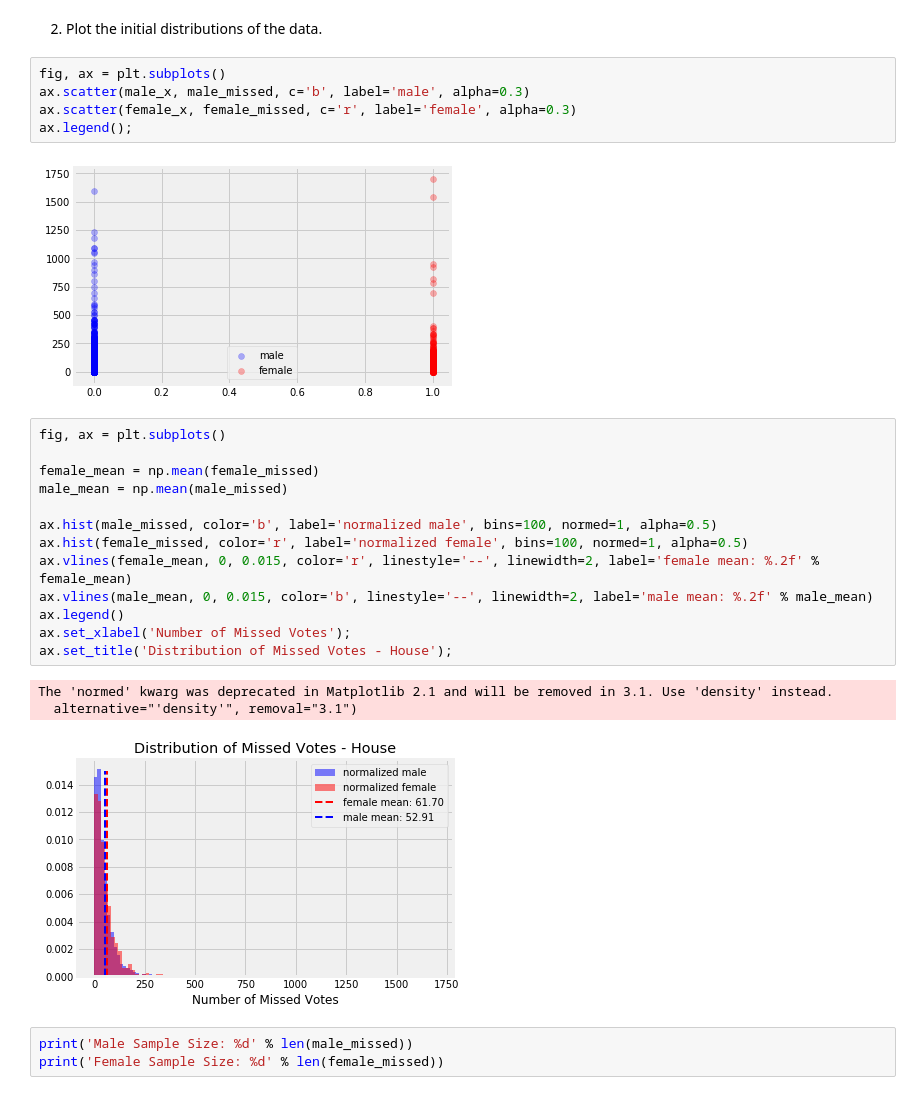
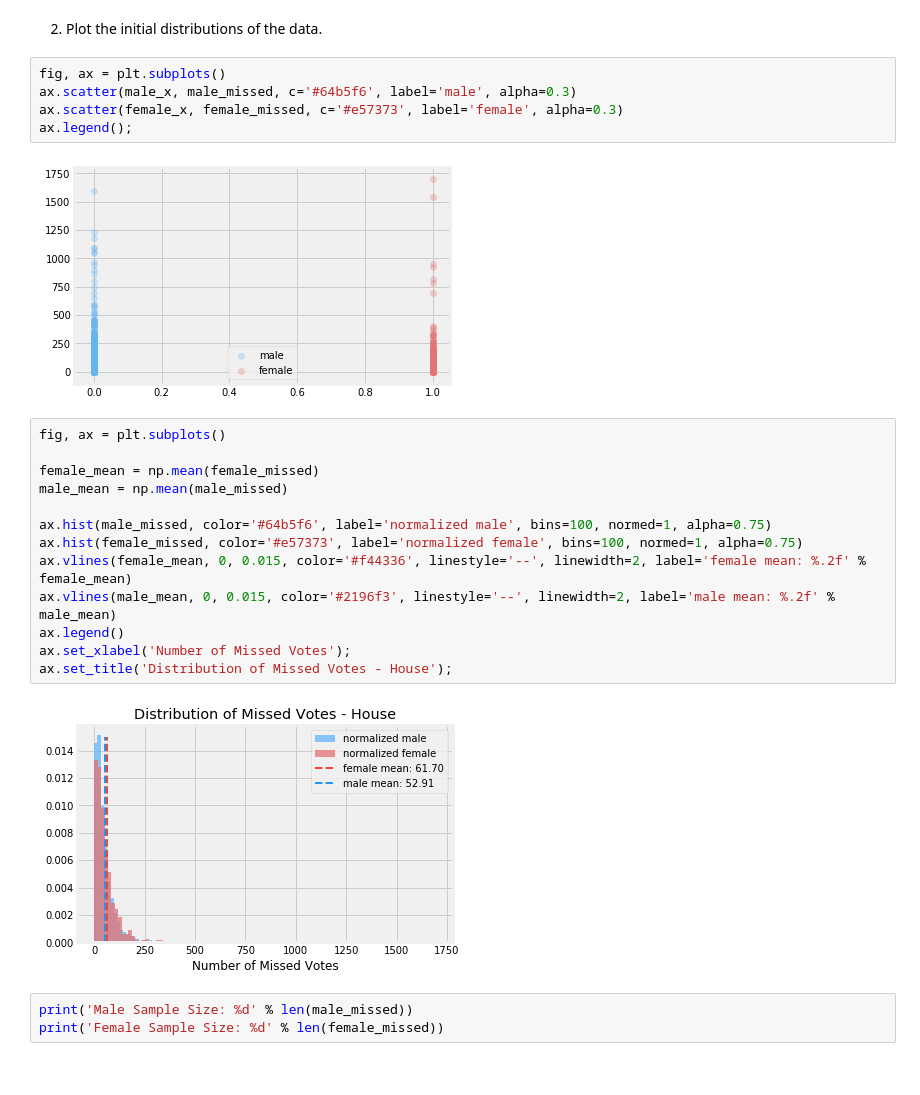
Before and after one commit to rcohngru/congressional-voting-eda, a Jupyter notebook: Post Capstone EDA/Gender.ipynb, the cells around one changed output. Cells and saved outputs as stored; diff of their text form.

```diff
--- a/Post Capstone EDA/Gender.ipynb
+++ b/Post Capstone EDA/Gender.ipynb
@@ -42,28 +42,26 @@ female_x = np.ones(len(female_missed))
 2. Plot the initial distributions of the data.
 # %%
 fig, ax = plt.subplots()
-ax.scatter(male_x, male_missed, c='b', label='male', alpha=0.3)
-ax.scatter(female_x, female_missed, c='r', label='female', alpha=0.3)
+ax.scatter(male_x, male_missed, c='#64b5f6', label='male', alpha=0.3)
+ax.scatter(female_x, female_missed, c='#e57373', label='female', alpha=0.3)
 ax.legend();
 # %% [output]
-[figure, old version]
+[figure, new version]
 # %%
 fig, ax = plt.subplots()
 
 female_mean = np.mean(female_missed)
 male_mean = np.mean(male_missed)
 
-ax.hist(male_missed, color='b', label='normalized male', bins=100, normed=1, alpha=0.5)
-ax.hist(female_missed, color='r', label='normalized female', bins=100, normed=1, alpha=0.5)
-ax.vlines(female_mean, 0, 0.015, color='r', linestyle='--', linewidth=2, label='female mean: %.2f' % female_mean)
-ax.vlines(male_mean, 0, 0.015, color='b', linestyle='--', linewidth=2, label='male mean: %.2f' % male_mean)
+ax.hist(male_missed, color='#64b5f6', label='normalized male', bins=100, normed=1, alpha=0.75)
+ax.hist(female_missed, color='#e57373', label='normalized female', bins=100, normed=1, alpha=0.75)
+ax.vlines(female_mean, 0, 0.015, color='#f44336', linestyle='--', linewidth=2, label='female mean: %.2f' % female_mean)
+ax.vlines(male_mean, 0, 0.015, color='#2196f3', linestyle='--', linewidth=2, label='male mean: %.2f' % male_mean)
 ax.legend()
 ax.set_xlabel('Number of Missed Votes');
 ax.set_title('Distribution of Missed Votes - House');
 # %% [output]
-The 'normed' kwarg was deprecated in Matplotlib 2.1 and will be removed in 3.1. Use 'density' instead.
-  alternative="'density'", removal="3.1")
-[figure, old version]
+[figure, new version]
 # %%
 print('Male Sample Size: %d' % len(male_missed))
 print('Female Sample Size: %d' % len(female_missed))
```
Also changed, not shown: parts of 13 cells of this notebook, 14 other files.
